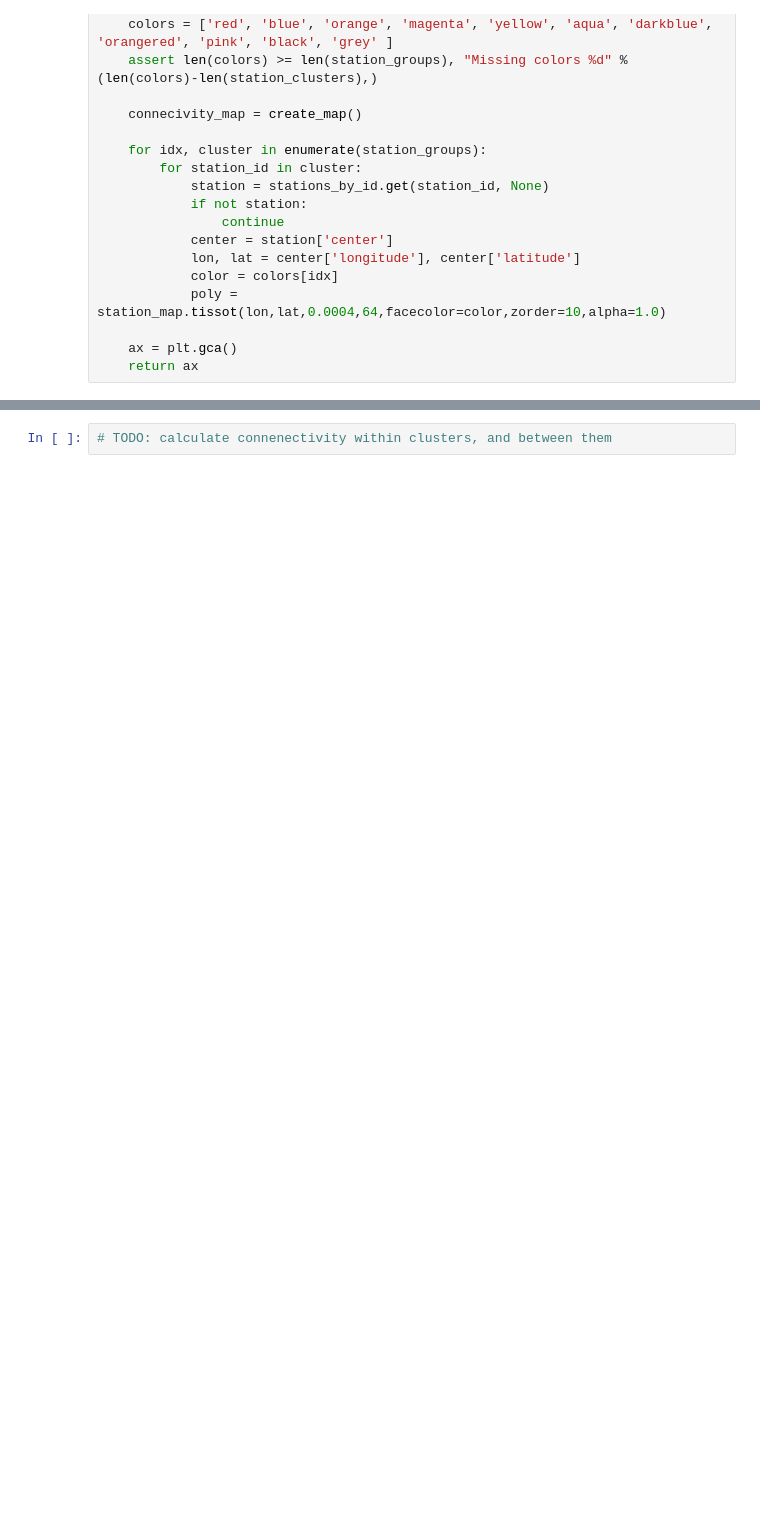
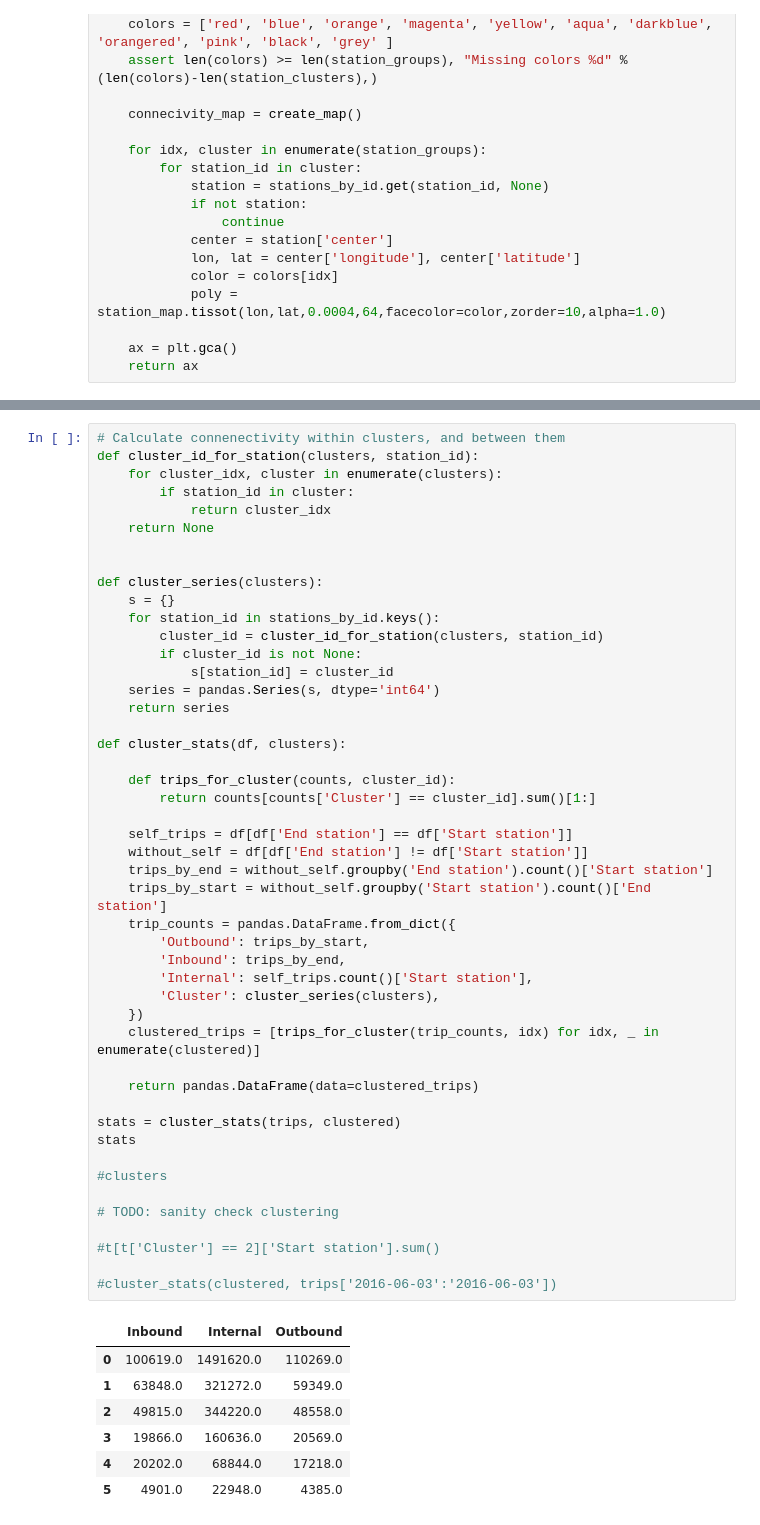
Before and after one commit to jonnor/bike-sharing-oslo, a Jupyter notebook: Oslo.ipynb, the cells around one changed output, grey strips where cells are left out. Cells and saved outputs as stored; diff of their text form; blank space fills up the shorter version.

Commit message:
Oslo: Calculate trips within clusters

```diff
--- a/Oslo.ipynb
+++ b/Oslo.ipynb
@@ -462,5 +461,58 @@ plot_station_groups(clustered)
-# %%
-# TODO: calculate connenectivity within clusters, and between them
+# %%
+# Calculate connenectivity within clusters, and between them
+def cluster_id_for_station(clusters, station_id):
+    for cluster_idx, cluster in enumerate(clusters):
+        if station_id in cluster:
+            return cluster_idx
+    return None
+
+
+def cluster_series(clusters):
+    s = {}
+    for station_id in stations_by_id.keys():
+        cluster_id = cluster_id_for_station(clusters, station_id)
+        if cluster_id is not None:
+            s[station_id] = cluster_id
+    series = pandas.Series(s, dtype='int64')
+    return series
+
+def cluster_stats(df, clusters):
+
+    def trips_for_cluster(counts, cluster_id):
+        return counts[counts['Cluster'] == cluster_id].sum()[1:]
+
+    self_trips = df[df['End station'] == df['Start station']]
+    without_self = df[df['End station'] != df['Start station']]
+    trips_by_end = without_self.groupby('End station').count()['Start station']
+    trips_by_start = without_self.groupby('Start station').count()['End station']
+    trip_counts = pandas.DataFrame.from_dict({
+        'Outbound': trips_by_start,
+        'Inbound': trips_by_end,
+        'Internal': self_trips.count()['Start station'],
+        'Cluster': cluster_series(clusters),
+    })
+    clustered_trips = [trips_for_cluster(trip_counts, idx) for idx, _ in enumerate(clustered)]
+
+    return pandas.DataFrame(data=clustered_trips)
+
+stats = cluster_stats(trips, clustered)
+stats
+
+#clusters
+
+# TODO: sanity check clustering
+
+#t[t['Cluster'] == 2]['Start station'].sum()
+
+#cluster_stats(clustered, trips['2016-06-03':'2016-06-03'])
+# %% [output]
+|  | Inbound | Internal | Outbound |
+| 0 | 100619.0 | 1491620.0 | 110269.0 |
+| 1 | 63848.0 | 321272.0 | 59349.0 |
+| 2 | 49815.0 | 344220.0 | 48558.0 |
+| 3 | 19866.0 | 160636.0 | 20569.0 |
+| 4 | 20202.0 | 68844.0 | 17218.0 |
+| 5 | 4901.0 | 22948.0 | 4385.0 |
 # %%
 # What travel patterns are there during the day?
 # How to find out?
```
Also changed, not shown: parts of 8 cells of this notebook.
